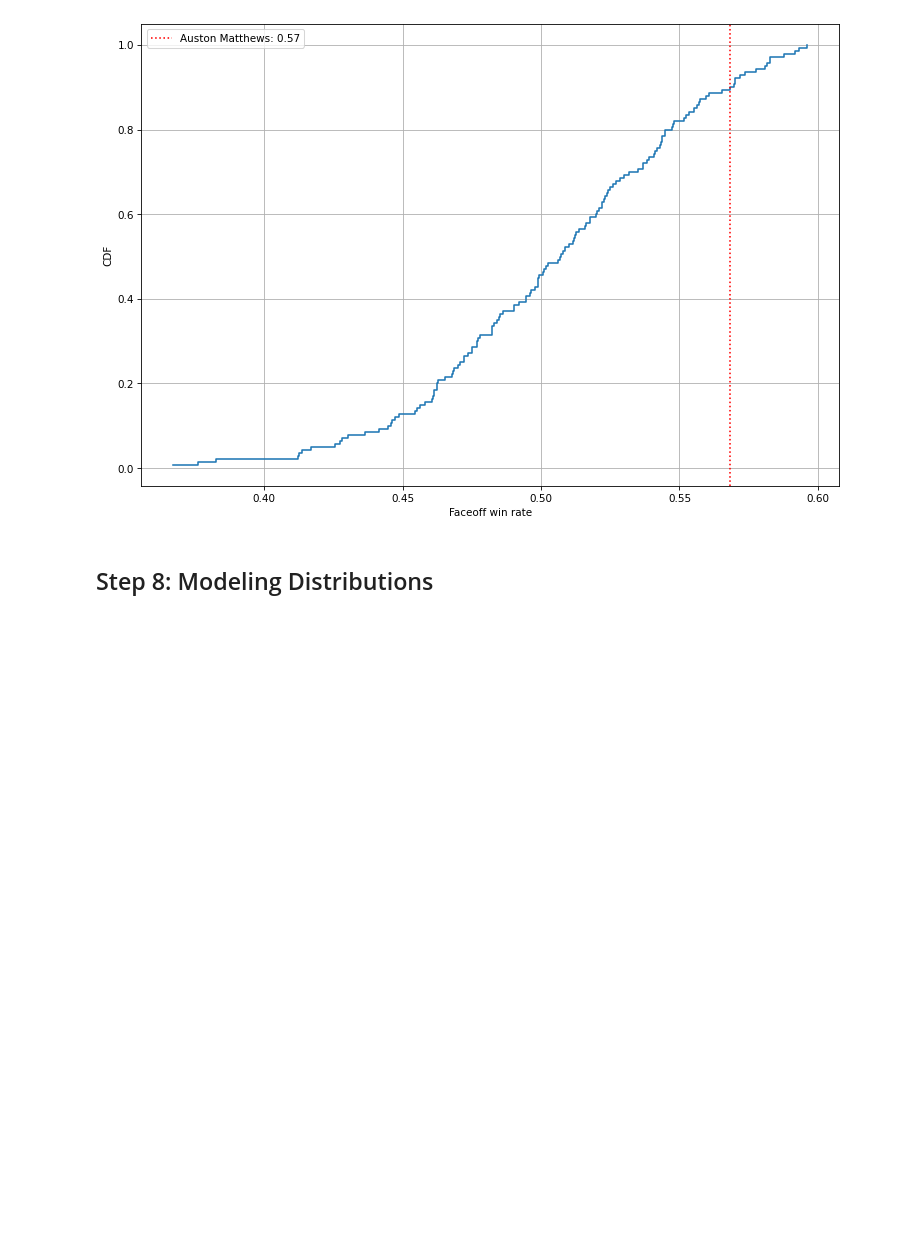
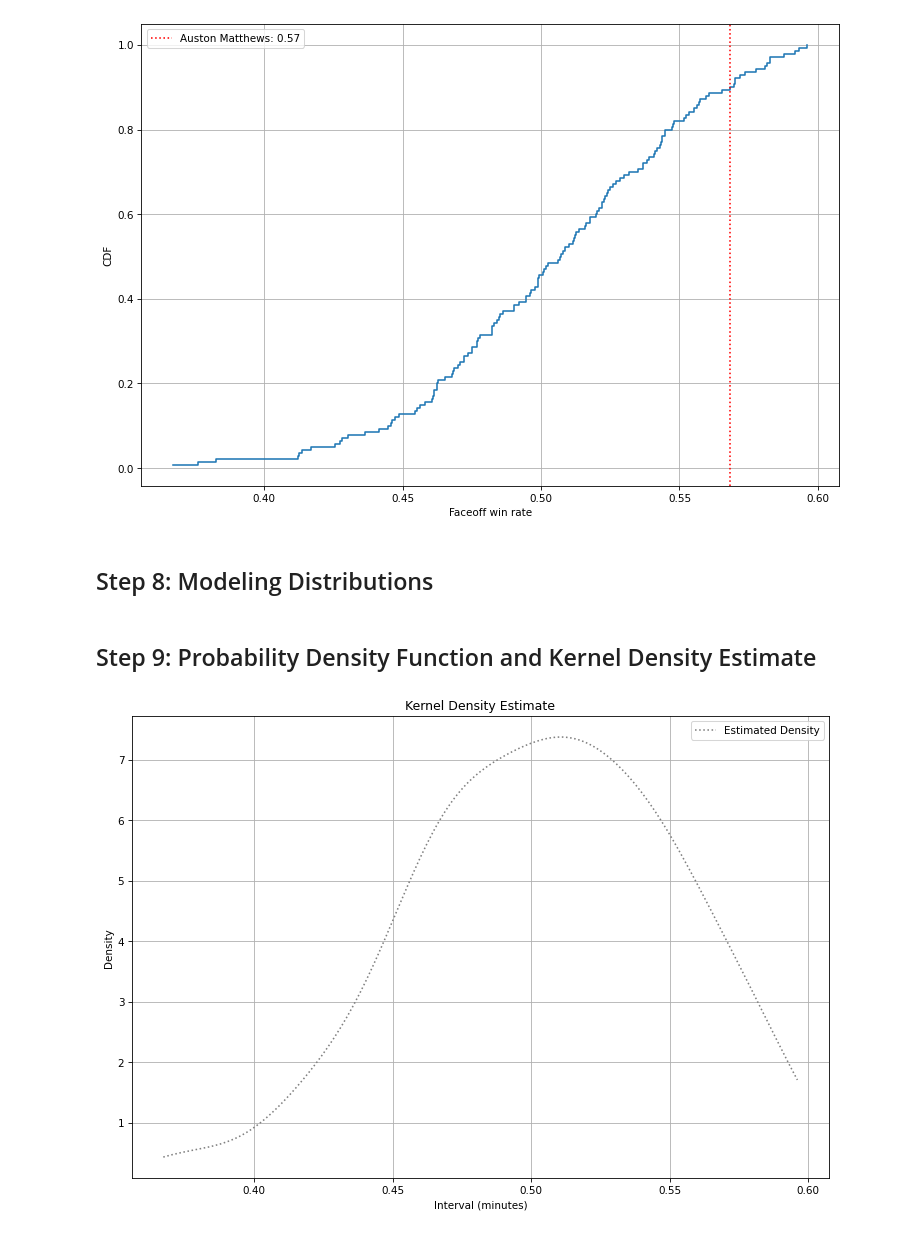
Before and after one commit to thedanicode24/moneypuck-data, a Jupyter notebook: skaters/faceoff-win-rate.ipynb, the cells around one changed output. Drawn from its saved outputs; the diff is of its cells as text; code cells hidden in the pictures; blank space fills up the shorter version.

```diff
--- a/skaters/faceoff-win-rate.ipynb
+++ b/skaters/faceoff-win-rate.ipynb
@@ -122,3 +126,9 @@ Quartile skewness: -0.02
 [figure]
 # %% [markdown]
 ## Step 8: Modeling Distributions
+# %% [markdown]
+## Step 9: Probability Density Function and Kernel Density Estimate
+# %%
+pdf_utils.plot_kde(df, feature)
+# %% [output]
+[figure, added]
```
Also changed, not shown: parts of 3 cells of this notebook, 1 other file.
